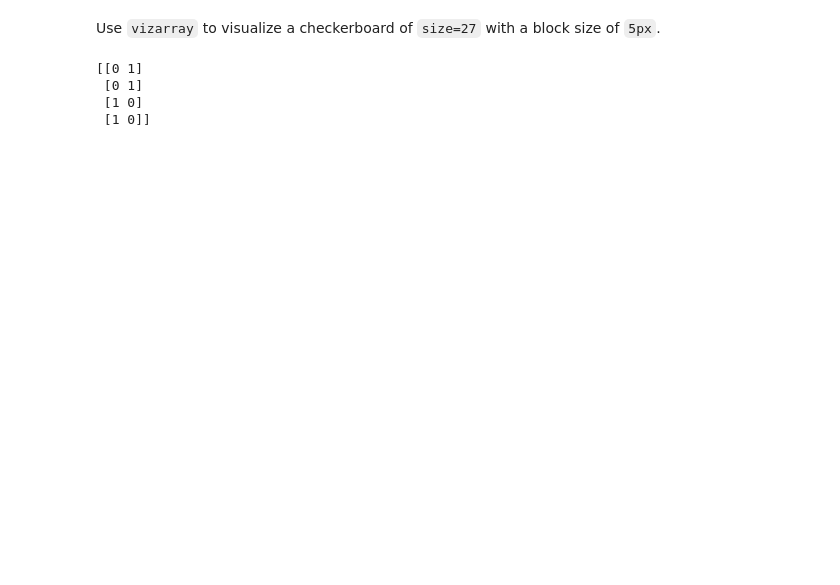
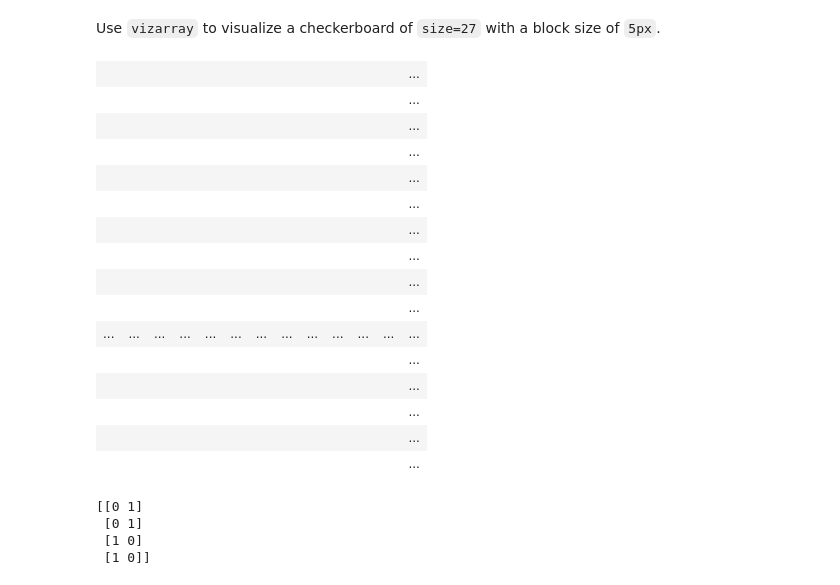
Before and after one commit to sraejones/phys202-2015-work, a Jupyter notebook: assignments/assignment03/NumpyEx01.ipynb, the cells around one changed output. Cells and saved outputs as stored; diff of their text form; code cells hidden in the pictures; blank space fills up the shorter version.

```diff
--- a/assignments/assignment03/NumpyEx01.ipynb
+++ b/assignments/assignment03/NumpyEx01.ipynb
@@ -106,7 +91,27 @@ assert True
 Use `vizarray` to visualize a checkerboard of `size=27` with a block size of `5px`.
 # %%
 # YOUR CODE HERE
-raise NotImplementedError()
+# raise NotImplementedError()
+r = checkerboard(27)
+va.set_block_size(5)
+va.vizarray(r)
+# %% [output]
+|  |  |  |  |  |  |  |  |  |  |  |  | ... |
+|  |  |  |  |  |  |  |  |  |  |  |  | ... |
+|  |  |  |  |  |  |  |  |  |  |  |  | ... |
+|  |  |  |  |  |  |  |  |  |  |  |  | ... |
+|  |  |  |  |  |  |  |  |  |  |  |  | ... |
+|  |  |  |  |  |  |  |  |  |  |  |  | ... |
+|  |  |  |  |  |  |  |  |  |  |  |  | ... |
+|  |  |  |  |  |  |  |  |  |  |  |  | ... |
+|  |  |  |  |  |  |  |  |  |  |  |  | ... |
+|  |  |  |  |  |  |  |  |  |  |  |  | ... |
+| ... | ... | ... | ... | ... | ... | ... | ... | ... | ... | ... | ... | ... |
+|  |  |  |  |  |  |  |  |  |  |  |  | ... |
+|  |  |  |  |  |  |  |  |  |  |  |  | ... |
+|  |  |  |  |  |  |  |  |  |  |  |  | ... |
+|  |  |  |  |  |  |  |  |  |  |  |  | ... |
+|  |  |  |  |  |  |  |  |  |  |  |  | ... |
 # %%
 assert True
 # %%
```
Also changed, not shown: parts of 5 cells of this notebook, 23 other files.
